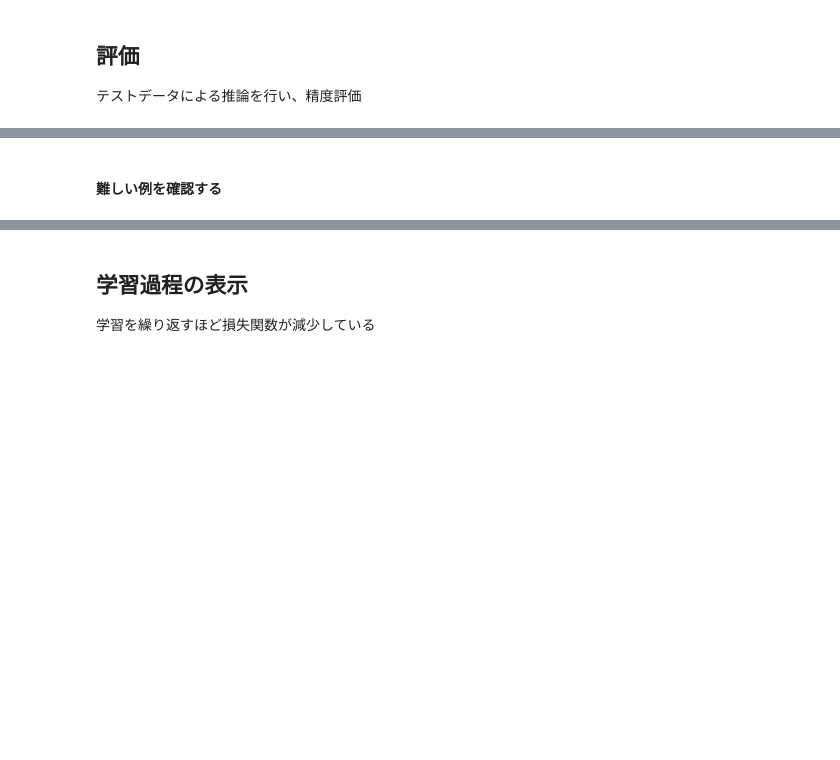
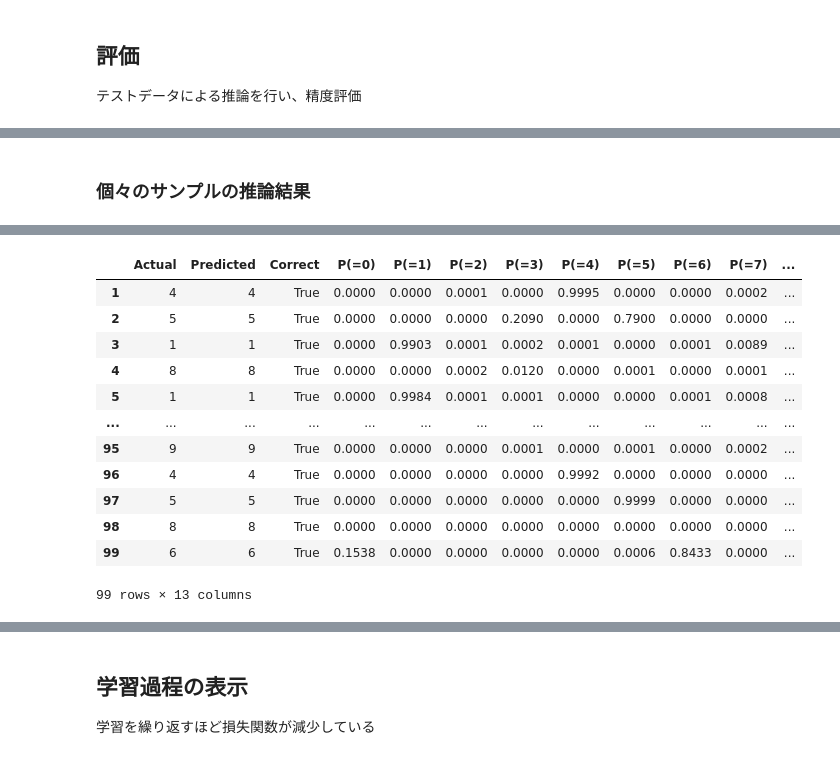
Before and after one commit to AquilaITOH/MedicalDataScience-exercises, a Jupyter notebook: 26_Medical_DataScience_06.ipynb, the cells around one changed output, grey strips where cells are left out. Cells and saved outputs as stored; diff of their text form; code cells hidden in the pictures; blank space fills up the shorter version.

```diff
--- a/26_Medical_DataScience_06.ipynb
+++ b/26_Medical_DataScience_06.ipynb
@@ -253,8 +313,13 @@ print(mnist_y[53230])
 - y_tarain: トレーニング用正解ラベル 60,000
 - y_test: テスト用正解ラベル 10,000
 # %%
-# 訓練データとテストデータを切り分ける
-X_train, X_test, y_train, y_test = mnist_X.loc[:59999], mnist_X.loc[60000:], mnist_y[:60000], mnist_y[60000:]
+# 訓練データとテストデータを切り分ける（random_stateで再現性を担保）
+X_train, X_test, y_train, y_test = train_test_split(
+    mnist_X, mnist_y,
+    test_size=10000,   # テストデータ数を元のコードと同じ10,000件に固定
+    random_state=42,   # この値を固定することで毎回同じ分割が再現される
+    stratify=mnist_y   # 各数字クラスの比率が訓練・テストで均等になるよう層化抽出
+)
 y_test_backup = y_test
 
 # 両方のサイズを確認
@@ -359,2 +487,24 @@ results[1:10]
 # %% [markdown]
-#### 難しい例を確認する
+### 個々のサンプルの推論結果
+# %%
+# X_testを使って予測を行う
+predictions = model.predict(X_test)
+predicted_classes = np.argmax(predictions, axis=1)
+y = list(y_test_backup)
+
+# 各クラス（0〜9）の確率を列として展開
+prob_df = pd.DataFrame(predictions, columns=[f'P(={i})' for i in range(10)])
+prob_df = prob_df.round(4)  # 小数点4桁に丸める
+
+# Actual（正解）と Predicted（予測）を先頭に追加
+prob_df.insert(0, 'Actual', y)
+prob_df.insert(1, 'Predicted', predicted_classes)
+
+# ActualとPredictedを比較してCorrect列を追加（型を明示的に揃えて比較）
+prob_df.insert(2, 'Correct', prob_df.apply(
+    lambda row: 'True' if int(row['Actual']) == int(row['Predicted']) else 'False',
+    axis=1
+))
+
+prob_df[1:100]
+# %% [output]
@@ -360,0 +512,13 @@ results[1:10]
+|  | Actual | Predicted | Correct | P(=0) | P(=1) | P(=2) | P(=3) | P(=4) | P(=5) | P(=6) | P(=7) | ... |
+| 1 | 4 | 4 | True | 0.0000 | 0.0000 | 0.0001 | 0.0000 | 0.9995 | 0.0000 | 0.0000 | 0.0002 | ... |
+| 2 | 5 | 5 | True | 0.0000 | 0.0000 | 0.0000 | 0.2090 | 0.0000 | 0.7900 | 0.0000 | 0.0000 | ... |
+| 3 | 1 | 1 | True | 0.0000 | 0.9903 | 0.0001 | 0.0002 | 0.0001 | 0.0000 | 0.0001 | 0.0089 | ... |
+| 4 | 8 | 8 | True | 0.0000 | 0.0000 | 0.0002 | 0.0120 | 0.0000 | 0.0001 | 0.0000 | 0.0001 | ... |
+| 5 | 1 | 1 | True | 0.0000 | 0.9984 | 0.0001 | 0.0001 | 0.0000 | 0.0000 | 0.0001 | 0.0008 | ... |
+| ... | ... | ... | ... | ... | ... | ... | ... | ... | ... | ... | ... | ... |
+| 95 | 9 | 9 | True | 0.0000 | 0.0000 | 0.0000 | 0.0001 | 0.0000 | 0.0001 | 0.0000 | 0.0002 | ... |
+| 96 | 4 | 4 | True | 0.0000 | 0.0000 | 0.0000 | 0.0000 | 0.9992 | 0.0000 | 0.0000 | 0.0000 | ... |
+| 97 | 5 | 5 | True | 0.0000 | 0.0000 | 0.0000 | 0.0000 | 0.0000 | 0.9999 | 0.0000 | 0.0000 | ... |
+| 98 | 8 | 8 | True | 0.0000 | 0.0000 | 0.0000 | 0.0000 | 0.0000 | 0.0000 | 0.0000 | 0.0000 | ... |
+| 99 | 6 | 6 | True | 0.1538 | 0.0000 | 0.0000 | 0.0000 | 0.0000 | 0.0006 | 0.8433 | 0.0000 | ... |
+99 rows × 13 columns
```
Also changed, not shown: parts of 26 cells of this notebook.
